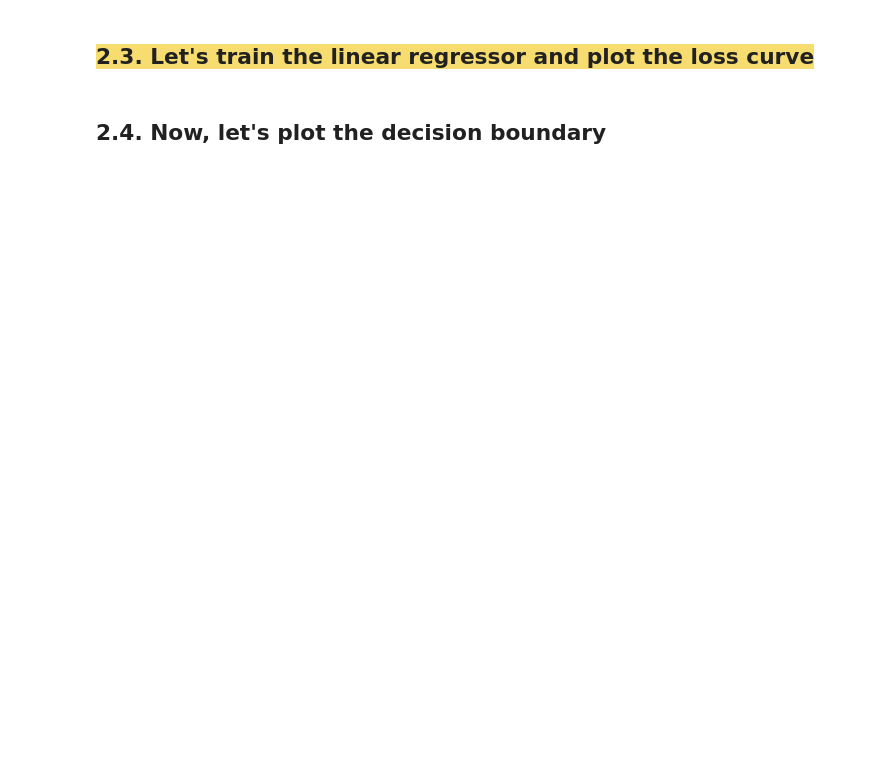
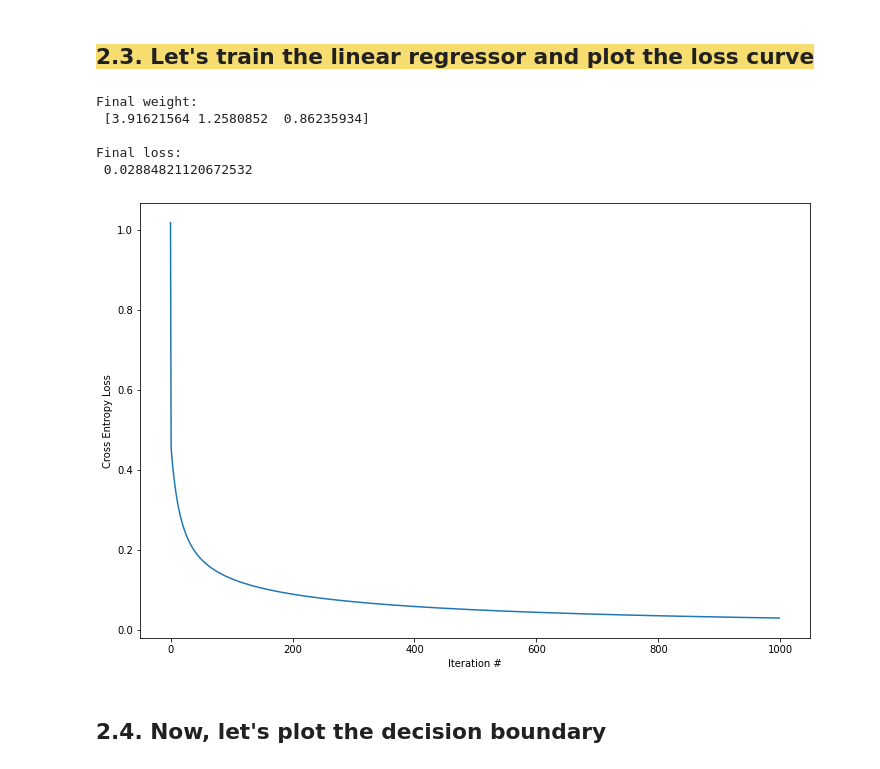
Before and after one commit to ricardokojo/MAC0460-2021, a Jupyter notebook: ep03_logistic_regression.ipynb, the cells around one changed output. Drawn from its saved outputs; the diff is of its cells as text; code cells hidden in the pictures; blank space fills up the shorter version.

```diff
--- a/ep03_logistic_regression.ipynb
+++ b/ep03_logistic_regression.ipynb
@@ -90,7 +94,11 @@ def cross_entropy_loss(w, X, y):
     """
 
     ### ===> Your code begins here
-    raise NotImplementedError("Function cross_entropy_loss() is not implemented")
+    N = X.shape[0]
+
+    loss = np.sum(np.log(1 + np.e**(np.matmul(X, w) * -y)), axis=0) / N
+
+    return loss
     ### ===> Your code ends here
 # %% [markdown]
 ## <font style="background-color: #f7dc6f">1.2. Gradient of the cross-entropy loss</font>
@@ -107,11 +115,15 @@ def cross_entropy_gradient(w, X, y):
     :param y: class labels
     :type y: np.ndarray(shape=(N, ))
     :return grad: gradient (equation 2)
-    :rtype: float
+    :rtype: np.ndarray(shape=(1+d, ))
     """
 
     ### ===> Your code begins here
-    raise NotImplementedError("Function cross_entropy_gradient() is not implemented")
+    N = X.shape[0]
+
+    grad = np.dot(np.divide(y, 1 + np.e**(np.matmul(X, w) * y)), X) / -N
+
+    return grad
     ### ===> Your code ends here
 # %% [markdown]
 ## <font style="background-color: #f7dc6f">1.3 Logistic regression training</font>
@@ -137,7 +149,26 @@ def train_logistic(X, y, learning_rate = 1e-1, w0 = None,\
     """
 
     ### ===> Your code begins here
-    raise NotImplementedError("Function train_logistic() is not implemented")
+    history = []
+    X_tilde = np.column_stack((np.ones((X.shape[0], 1)), X))
+
+    if w0 == None:
+        w0 = np.random.normal(loc = 0, scale = 1, size = X_tilde.shape[1])
+
+    w = w0
+
+    for i in range(1, num_iterations):
+        current_loss = cross_entropy_loss(w, X_tilde, y)
+        history.append(current_loss)
+
+        current_gradient = cross_entropy_gradient(w, X_tilde, y)
+
+        w = w + learning_rate * -current_gradient
+
+    if return_history == True:
+        return w, history
+
+    return w
     ### ===> Your code ends here
 # %% [markdown]
 ## <font style="background-color: #f7dc6f">1.4. Logistic regression prediction</font>
@@ -208,23 +244,30 @@ plt.show()
 # %%
 np.random.seed(567)
 
 # ==> Replace the right hand side below with a call to the
 # train_logistic() function defined above. Use parameter return_history=True
 
-w_logistic, loss = np.array([0,0,0]), [0]
+w_logistic, loss = train_logistic(X, y, return_history = True)
 
 # ==> Your code insert ends here
 
 print()
 print("Final weight:\n", w_logistic)
 print()
 print("Final loss:\n", loss[-1])
 
 plt.figure(figsize = (12, 8))
 plt.plot(loss)
 plt.xlabel('Iteration #')
 plt.ylabel('Cross Entropy Loss')
 plt.show()
+# %% [output]
+Final weight:
+ [3.91621564 1.2580852  0.86235934]
+
+Final loss:
+ 0.02884821120672532
+[figure, added]
 # %% [markdown]
 ## 2.4. Now, let's plot the decision boundary
 # %%
```
Also changed, not shown: parts of 34 cells of this notebook.
